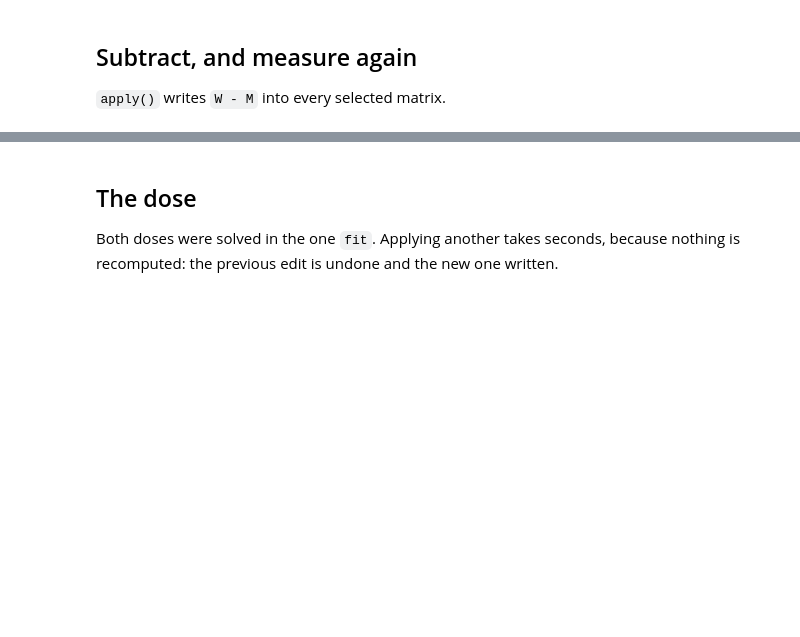
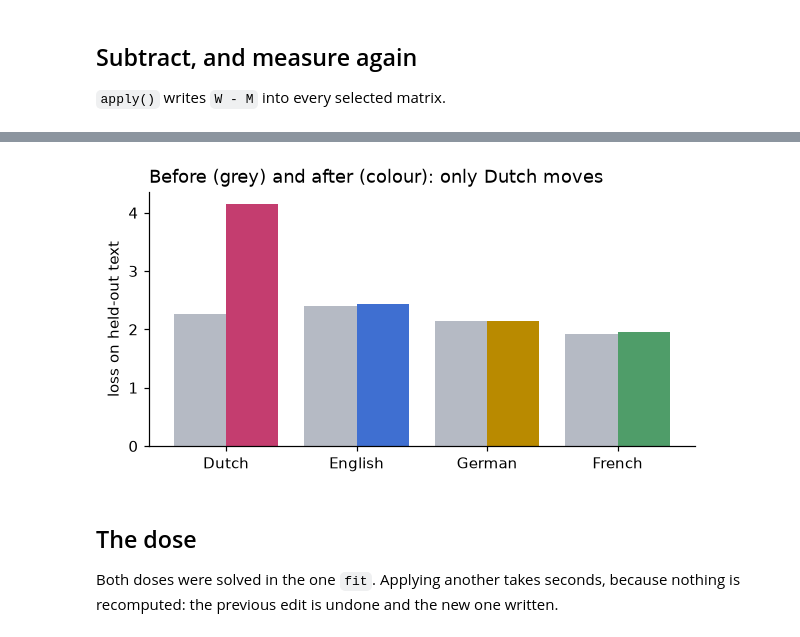
Before and after one commit to ThatE10/rspd, a Jupyter notebook: examples/erase_dutch.ipynb, the cells around one changed output, grey strips where cells are left out. Cells and saved outputs as stored; diff of their text form; code cells hidden in the pictures; blank space fills up the shorter version.

```diff
--- a/examples/erase_dutch.ipynb
+++ b/examples/erase_dutch.ipynb
@@ -210,15 +269,16 @@ show(after)
 # %%
 langs = list(before["loss"])
 x = range(len(langs))
 fig, ax = plt.subplots(figsize=(6.4, 3.0))
 ax.bar([i - 0.2 for i in x], [before["loss"][k] for k in langs], width=0.4, color="#b5bac4", label="before")
 ax.bar([i + 0.2 for i in x], [after["loss"][k] for k in langs], width=0.4,
        color=[COLORS[k] for k in langs], label="after")
 ax.set_xticks(list(x), [NAMES[k] for k in langs])
 ax.set_ylabel("loss on held-out text")
-ax.set_title("Dutch is gone; the other languages are where they were", loc="left")
-ax.legend(frameon=False, ncol=2, loc="lower right", bbox_to_anchor=(1.0, 1.0))
+ax.set_title("Before (grey) and after (colour): only Dutch moves", loc="left")
 plt.show()
+# %% [output]
+[figure, added]
 # %% [markdown]
 ## The dose
 
```
Also changed, not shown: parts of 8 cells of this notebook, 2 other files.
